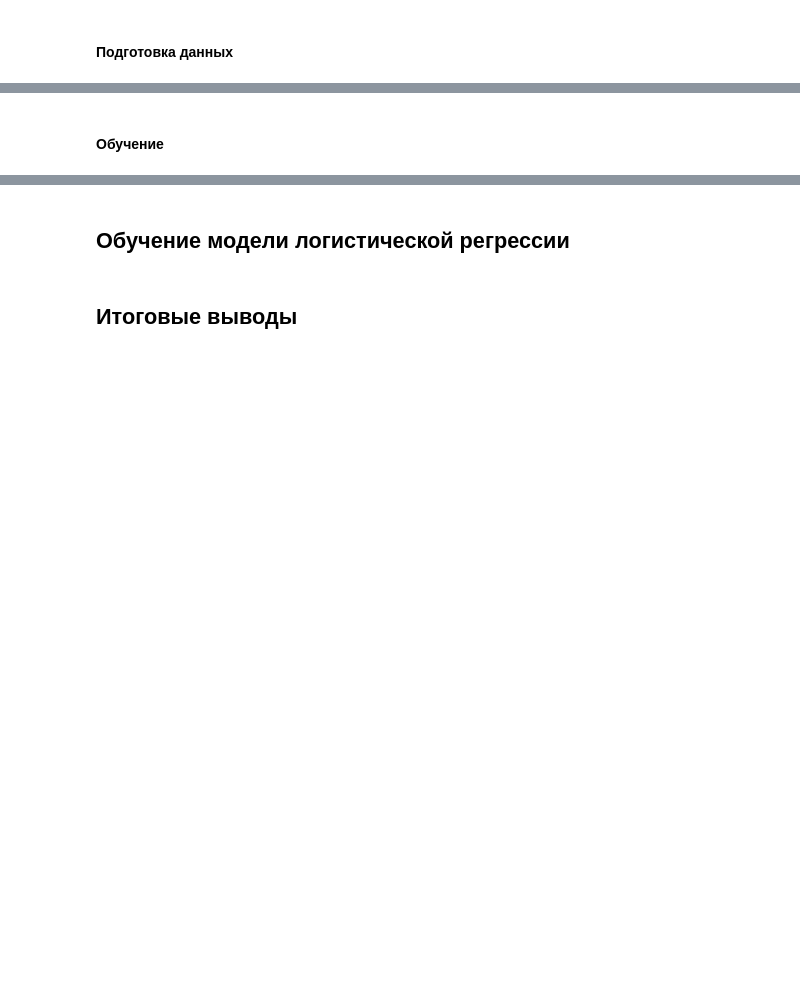
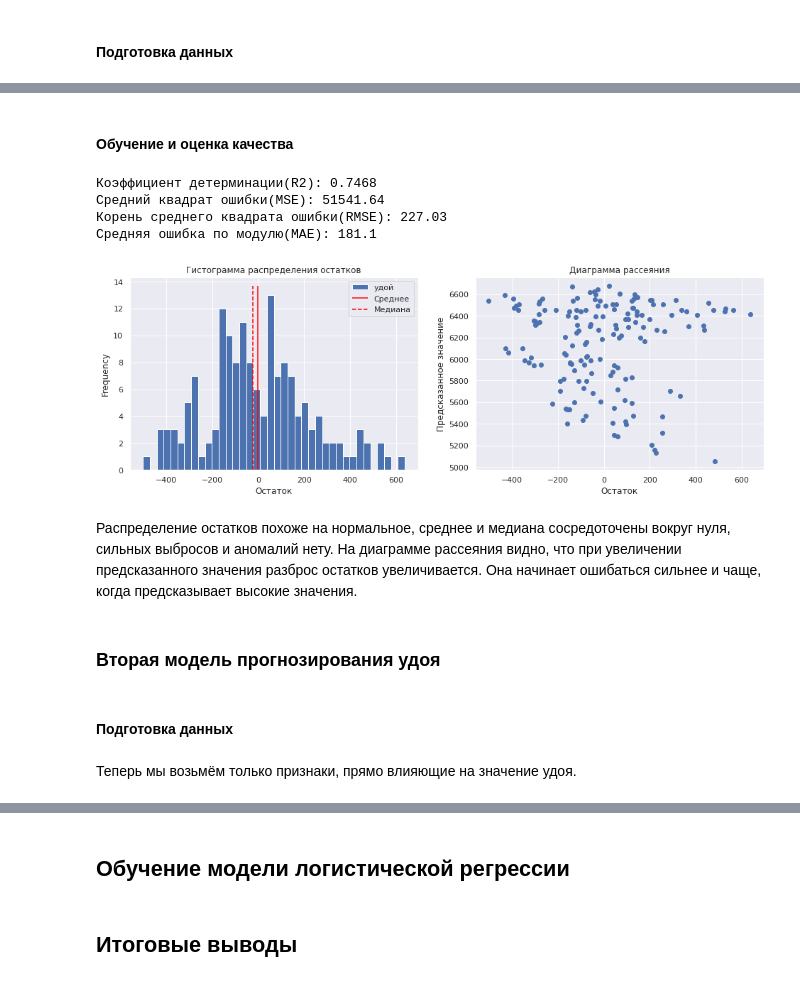
Before and after one commit to Maksim1004/data_science_studying, a Jupyter notebook: cows_and_machine_learning.ipynb, the cells around one changed output, grey strips where cells are left out. Cells and saved outputs as stored; diff of their text form; code cells hidden in the pictures; blank space fills up the shorter version.

```diff
--- a/cows_and_machine_learning.ipynb
+++ b/cows_and_machine_learning.ipynb
@@ -602,3 +609,0 @@ X_train_scale.head()
-# %%
-X_train = X_train_ohe.join(X_train_scale)
-X_train.head()
@@ -612,3 +609,0 @@ X_train.head()
-# %%
-X_test = X_test_ohe.join(X_test_scale)
-X_test.head()
@@ -621,0 +610,3 @@ X_test.head()
+# %%
+X_train, X_test = scale_and_encode(X_train, X_test) # Масштабирование и кодирование входных данных
+display(X_train.head(), X_test.head())
@@ -622,5 +626,5 @@ X_test.head()
 # %% [markdown]
-#### Обучение
+#### Обучение и оценка качества
 # %%
 model_lr_first = LinearRegression() # Объявление модели линейной регрессии
 # %%
@@ -628,0 +633,16 @@ y_pred = model_lr_first.predict(X_test)
+# %%
+lr_metrics(y_test, y_pred, 38) # Вывод метрик
+# %% [output]
+Коэффициент детерминации(R2): 0.7468
+Средний квадрат ошибки(MSE): 51541.64
+Корень среднего квадрата ошибки(RMSE): 227.03
+Средняя ошибка по модулю(MAE): 181.1
+[figure, added]
+# %% [markdown]
+Распределение остатков похоже на нормальное, среднее и медиана сосредоточены вокруг нуля, сильных выбросов и аномалий нету. На диаграмме рассеяния видно, что при увеличении предсказанного значения разброс остатков увеличивается. Она начинает ошибаться сильнее и чаще, когда предсказывает высокие значения.
+# %% [markdown]
+### Вторая модель прогнозирования удоя
+# %% [markdown]
+#### Подготовка данных
+# %% [markdown]
+Теперь мы возьмём только признаки, прямо влияющие на значение удоя.
```
Also changed, not shown: parts of 42 cells of this notebook.
